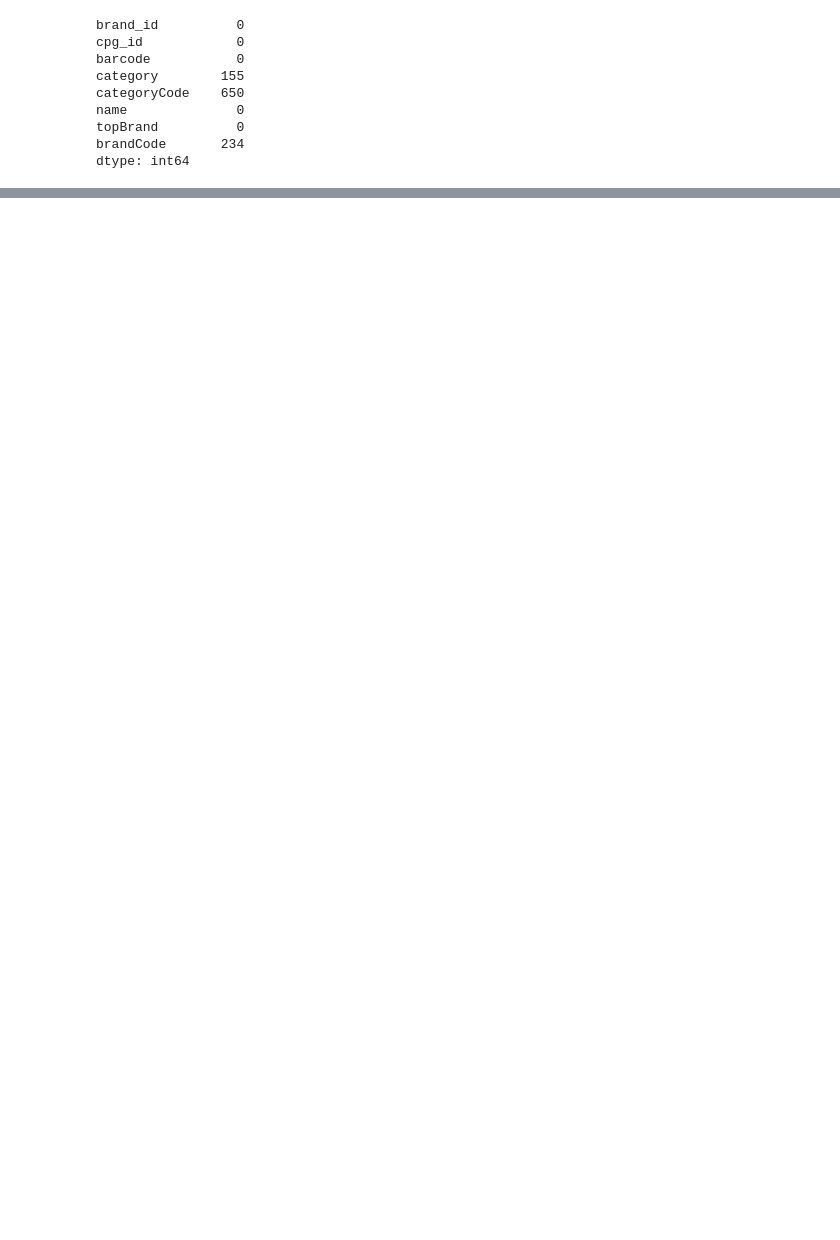
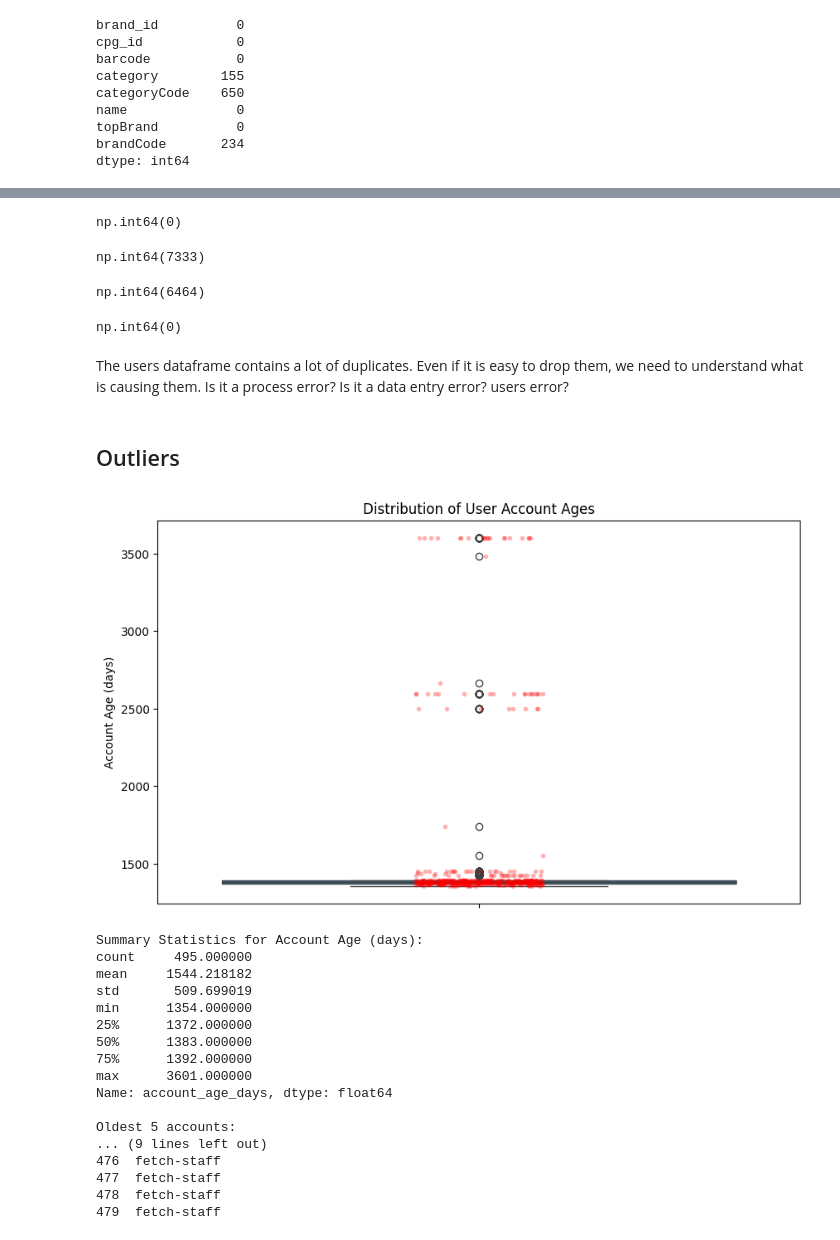
Before and after one commit to jpronier/fetch-assignment, a Jupyter notebook: notebooks/quality.ipynb, the cells around one changed output, grey strips where cells are left out. Cells and saved outputs as stored; diff of their text form; code cells hidden in the pictures; blank space fills up the shorter version.

```diff
--- a/notebooks/quality.ipynb
+++ b/notebooks/quality.ipynb
@@ -185,0 +256,20 @@ dtype: int64
+# %%
+receipts["receipt_id"].duplicated().sum()
+# %% [output]
+np.int64(0)
+# %%
+item_df["itemNumber"].duplicated().sum()
+# %% [output]
+np.int64(7333)
+# %%
+item_df["partnerItemId"].duplicated().sum()
+# %% [output]
+np.int64(6464)
+# %%
+brands["brand_id"].duplicated().sum()
+# %% [output]
+np.int64(0)
+# %% [markdown]
+The users dataframe contains a lot of duplicates. Even if it is easy to drop them, we need to understand what is causing them. Is it a process error? Is it a data entry error? users error?
+# %% [markdown]
+## Outliers
@@ -185,0 +280,50 @@ dtype: int64
+# %%
+# Convert createdDate to datetime if not already
+# users['createdDate'] = pd.to_datetime(users['createdDate'])
+
+# Calculate account age in days
+users["account_age_days"] = (datetime.now() - users["createdDate"]).dt.days
+
+# Create figure and axis
+plt.figure(figsize=(10, 6))
+
+# Create boxplot
+sns.boxplot(y=users["account_age_days"])
+plt.title("Distribution of User Account Ages")
+plt.ylabel("Account Age (days)")
+
+# Add individual points to see outliers
+sns.stripplot(y=users["account_age_days"], color="red", alpha=0.3, size=4)
+
+plt.show()
+
+# Print summary statistics
+print("\nSummary Statistics for Account Age (days):")
+print(users["account_age_days"].describe())
+
+# Look at oldest accounts
+print("\nOldest 5 accounts:")
+print(
+    users.nlargest(5, "account_age_days")[
+        ["user_id", "createdDate", "account_age_days", "role"]
+    ]
+)
+# %% [output]
+[figure, added]
+Summary Statistics for Account Age (days):
+count     495.000000
+mean     1544.218182
+std       509.699019
+min      1354.000000
+25%      1372.000000
+50%      1383.000000
+75%      1392.000000
+max      3601.000000
+Name: account_age_days, dtype: float64
+
+Oldest 5 accounts:
+... (9 lines left out)
+476  fetch-staff
+477  fetch-staff
+478  fetch-staff
+479  fetch-staff
```
Also changed, not shown: parts of 22 cells of this notebook.
